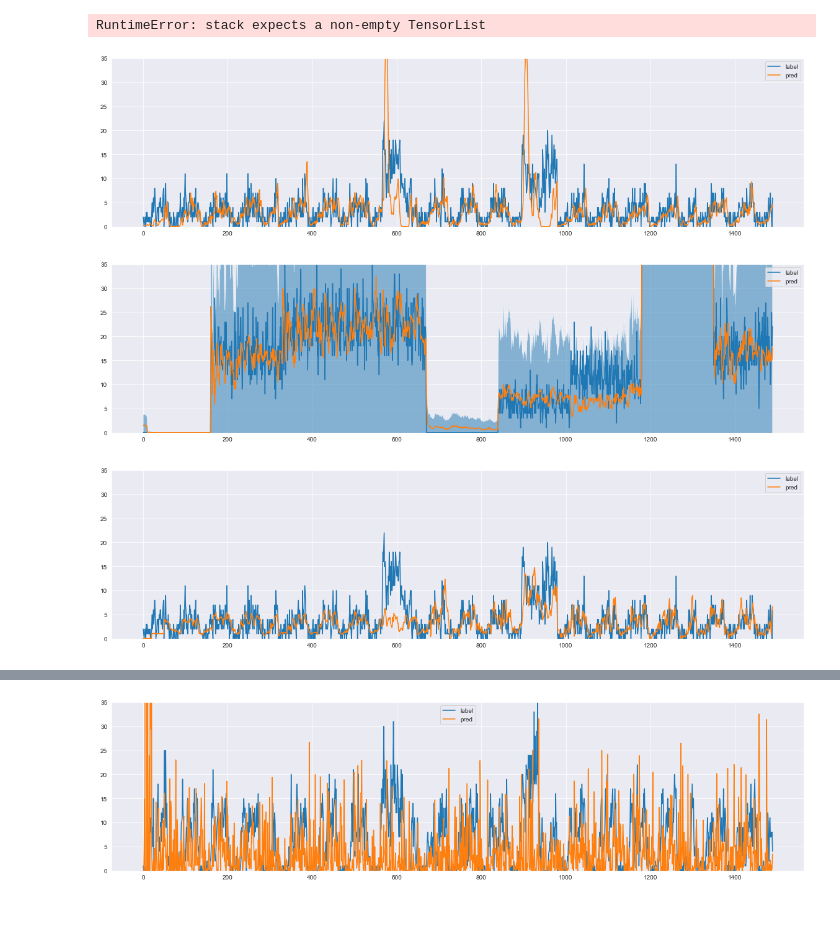
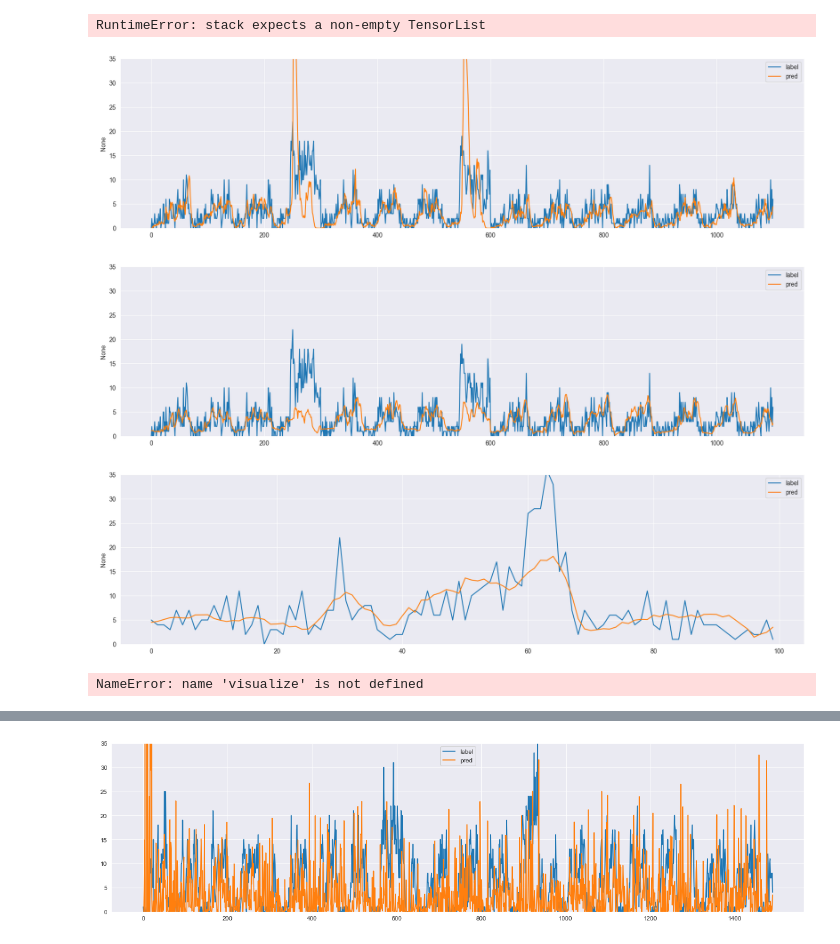
Before and after one commit to WaimenMak/Crowd-Flow-Inference, a Jupyter notebook: Online_Exp.ipynb, the cells around one changed output, grey strips where cells are left out. Cells and saved outputs as stored; diff of their text form; code cells hidden in the pictures; blank space fills up the shorter version.

Commit message:
diffusion4

```diff
--- a/Online_Exp.ipynb
+++ b/Online_Exp.ipynb
@@ -116,0 +138,11 @@ error per sc_sensor/train4 chunk: 300: 2.679081439971924
+# %%
+model_list = ["Online_Diffusion", "Online_Diffusion_UQ", "Online_Xgboost", "Online_MA", "ELM", "Online_GCN",
+              "Online_GAT", "Online_LSTM", "Online_Diffusion_Density", "Online_LSTM_Single"]
+train_steps = 130
+for m in model_list:
+    try:
+        error_dict[m] = np.load(f"checkpoint/{m}_{dataset_name}_curve_error_chunk{chunk_size}_lags{lags}_hor{pred_horizon}.npy")
+        preds[m] = np.load(f"checkpoint/{m}_{dataset_name}_prediction_chunk{chunk_size}_lags{lags}_hor{pred_horizon}.npy")
+    except:
+        print(f"model_{m}, file not found")
+        continue
@@ -146,34 +187,40 @@ step = -1
 
 label = np.transpose(labels, [0, 2, 1, 3]).reshape(-1, labels.shape[1], labels.shape[3])
 def visualize(mdl, preds, label, step, node):
-    time = 1500
-    start = 10
+    time = 1400
+    start = 300
     pred = np.transpose(preds[mdl], [0, 2, 1, 3]).reshape(-1, preds[mdl].shape[1], preds[mdl].shape[3]) # [batch, node, horizon]
     plt.figure(figsize=(20, 5))
-    x = np.arange(time - start)
-
-    sns.lineplot(x=x, y=label[start:time, node, step], label='label')
-    sns.lineplot(x=x, y=pred[start:time, node, step], label='pred')
-    if mdl == "diffusion_uq":
-        # sigma = torch.stack(sigma_list, dim=0)
-        sig = sigma.permute(2, 0, 1).reshape([-1, sigma.shape[1]]).numpy()
-        sig = np.sqrt(pred[:, :, step] + pred[:, :, step] ** 2 * sig)
-        plt.fill_between(x, pred[start:time, node, 0] - 2 * sig[start:time, node], pred[start:time, node, 0] + 2 * sig[start:time, node], alpha=0.5)
+    # x = np.arange(time - start)
+    label = label[start:time, node, step]
+    pred = pred[start:time, node, step]
+    x = np.arange(len(label))
+    sns.lineplot(x=x, y=label, label='label')
+    sns.lineplot(x=x, y=pred, label='pred')
+    # if mdl == "diffusion_uq":
+    #     # sigma = torch.stack(sigma_list, dim=0)
+    #     sig = sigma.permute(2, 0, 1).reshape([-1, sigma.shape[1]]).numpy()
+    #     sig = np.sqrt(pred[:, :, step] + pred[:, :, step] ** 2 * sig)
+    #     plt.fill_between(x, pred[start:time, node, 0] - 2 * sig[start:time, node], pred[start:time, node, 0] + 2 * sig[start:time, node], alpha=0.5)
 
     #limit
     plt.ylim(0, 35)
 # %%
-visualize("diffusion", preds, label, -1, 2)
+visualize("Online_Diffusion", preds, label, -1, 2)
 # %% [output]
-[figure, old version]
+[figure, new version]
 # %%
-visualize("diffusion_uq", preds, label, -1, 2)
+visualize("Online_LSTM", preds, label, -1, 2)
 # %% [output]
-[figure, old version]
+[figure, new version]
 # %%
-visualize("lstm", preds, label, -1, 2)
+visualize("Online_LSTM", preds, label, -1, 22)
 # %% [output]
-[figure, old version]
+[figure, new version]
+# %%
+visualize("lstm_sig", preds, label, -1, 2)
+# %% [output]
+NameError: name 'visualize' is not defined
 # %%
 visualize("ma", preds, label, -1, 2)
 # %% [output]
```
Also changed, not shown: parts of 19 cells of this notebook, 35 other files.
